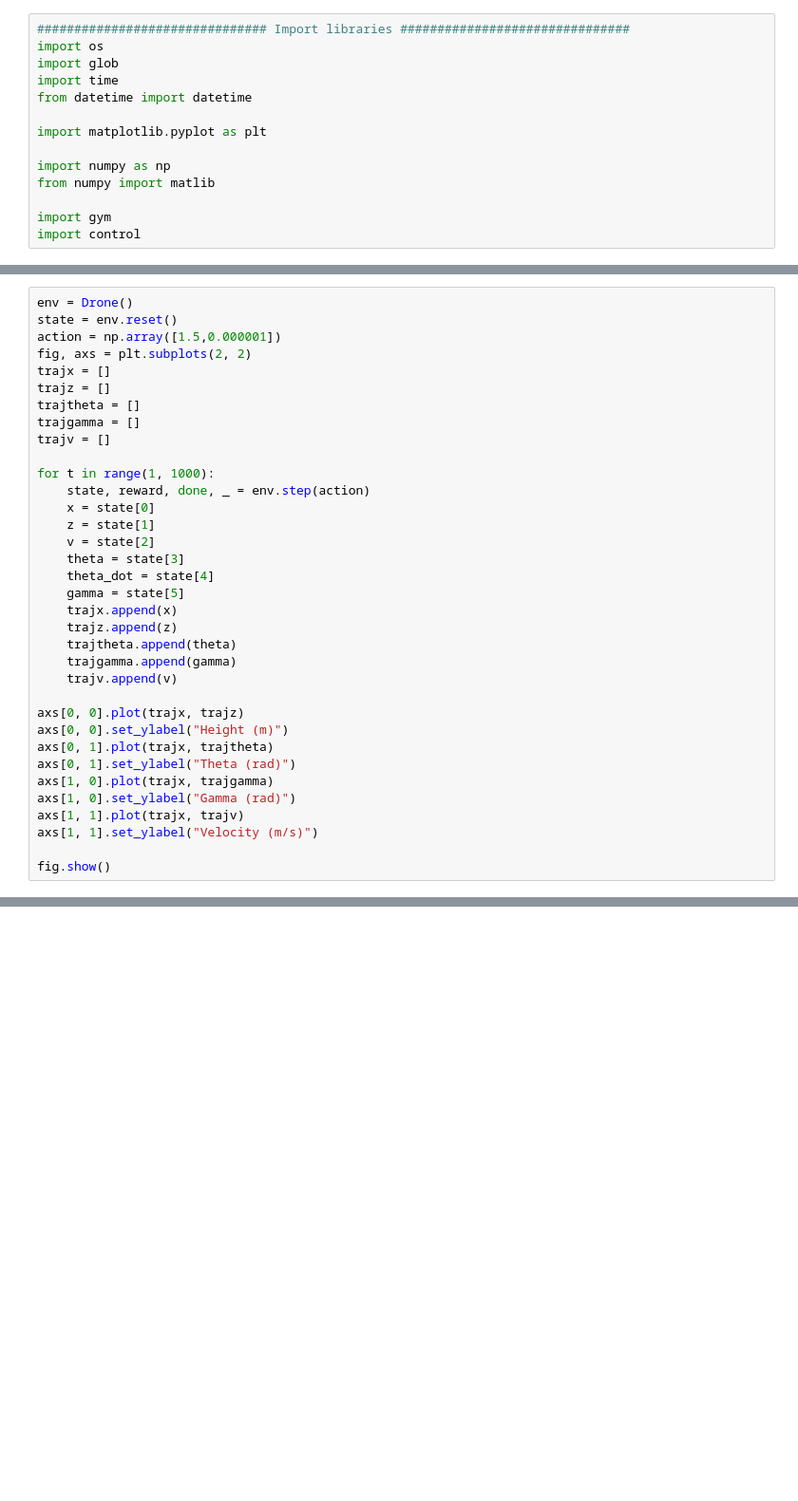
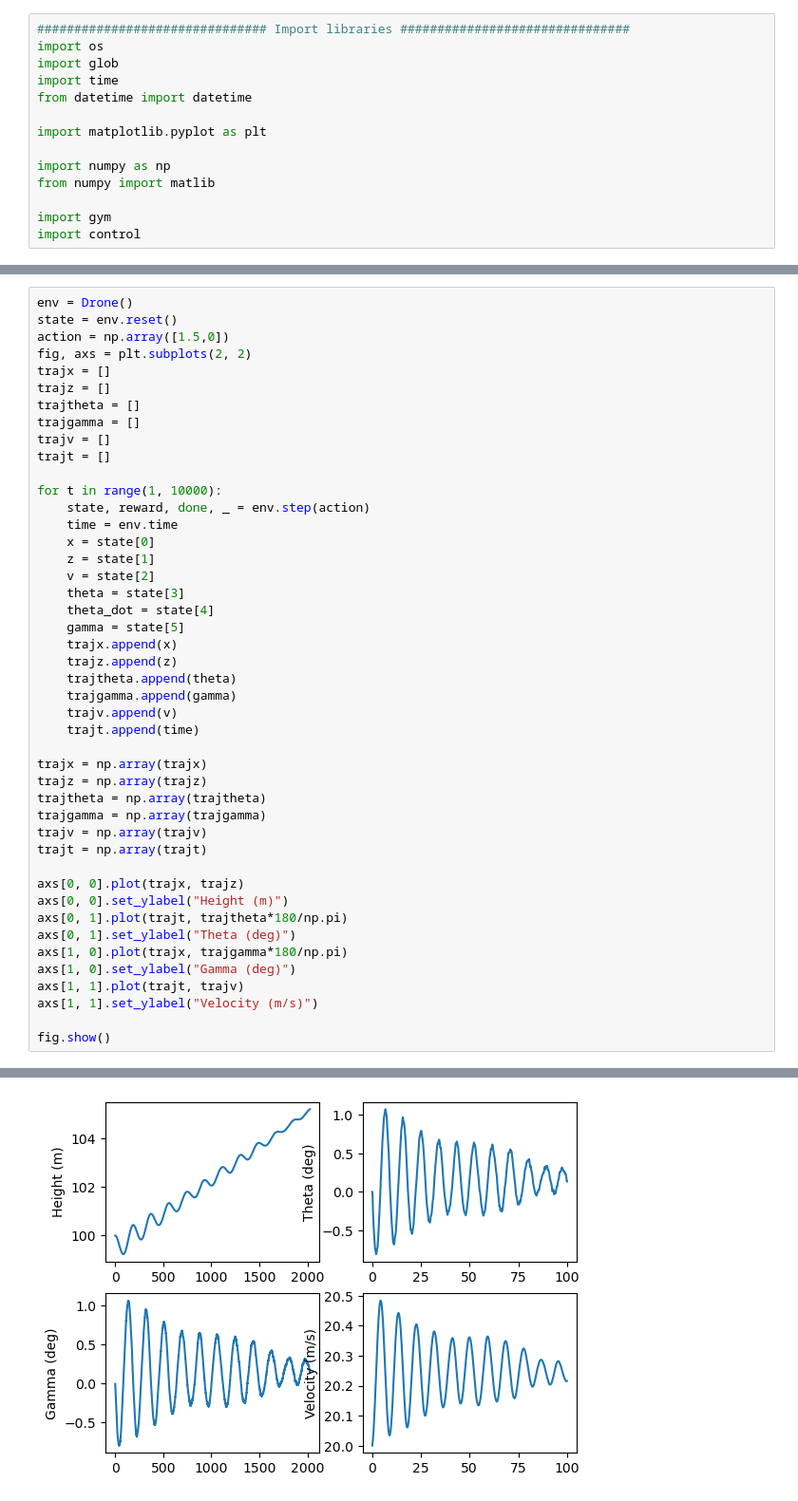
Before and after one commit to Tsmorz/project-junco, a Jupyter notebook: flappy_sim.ipynb, the cells around one changed output, grey strips where cells are left out. Shown at 95% size. Cells and saved outputs as stored; diff of their text form; blank space fills up the shorter version.

```diff
--- a/flappy_sim.ipynb
+++ b/flappy_sim.ipynb
@@ -161,16 +158,18 @@ class Drone():
 # %%
 env = Drone()
 state = env.reset()
-action = np.array([1.5,0.000001])
+action = np.array([1.5,0])
 fig, axs = plt.subplots(2, 2)
 trajx = []
 trajz = []
 trajtheta = []
 trajgamma = []
 trajv = []
+trajt = []
 
-for t in range(1, 1000):
+for t in range(1, 10000):
     state, reward, done, _ = env.step(action)
+    time = env.time
     x = state[0]
     z = state[1]
     v = state[2]
@@ -182,14 +181,22 @@ for t in range(1, 1000):
     trajtheta.append(theta)
     trajgamma.append(gamma)
     trajv.append(v)
+    trajt.append(time)
+
+trajx = np.array(trajx)
+trajz = np.array(trajz)
+trajtheta = np.array(trajtheta)
+trajgamma = np.array(trajgamma)
+trajv = np.array(trajv)
+trajt = np.array(trajt)
 
 axs[0, 0].plot(trajx, trajz)
 axs[0, 0].set_ylabel("Height (m)")
-axs[0, 1].plot(trajx, trajtheta)
-axs[0, 1].set_ylabel("Theta (rad)")
-axs[1, 0].plot(trajx, trajgamma)
-axs[1, 0].set_ylabel("Gamma (rad)")
-axs[1, 1].plot(trajx, trajv)
+axs[0, 1].plot(trajt, trajtheta*180/np.pi)
+axs[0, 1].set_ylabel("Theta (deg)")
+axs[1, 0].plot(trajx, trajgamma*180/np.pi)
+axs[1, 0].set_ylabel("Gamma (deg)")
+axs[1, 1].plot(trajt, trajv)
 axs[1, 1].set_ylabel("Velocity (m/s)")
 
 fig.show()
@@ -214,3 +204,4 @@ fig.show()
+[figure, added]
 # %%
 #################################### Testing ###################################
 
```
Also changed, not shown: parts of 4 cells of this notebook.
